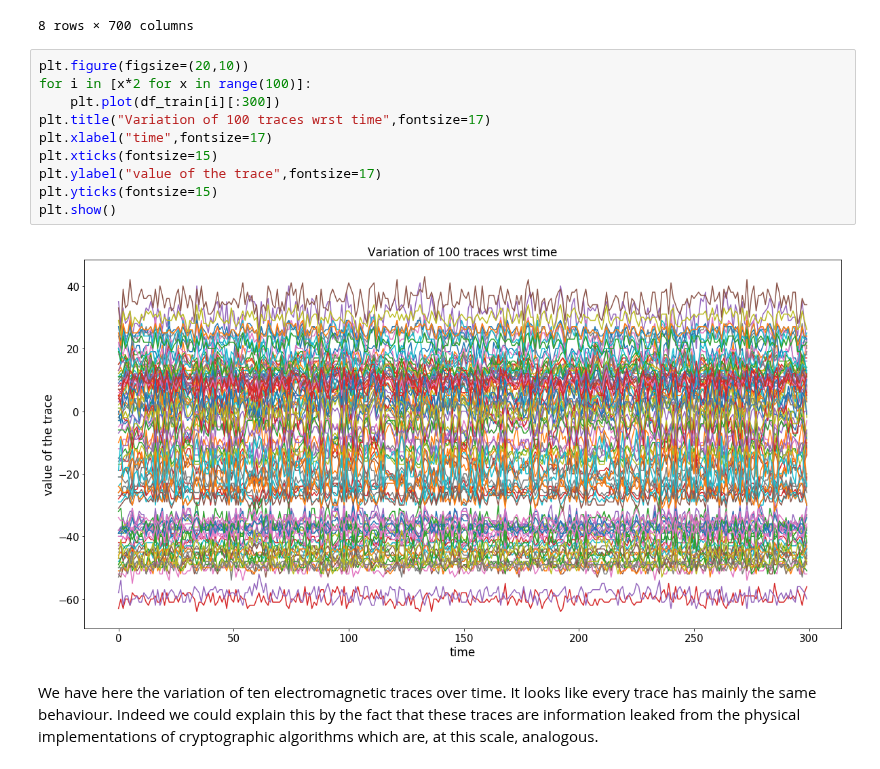
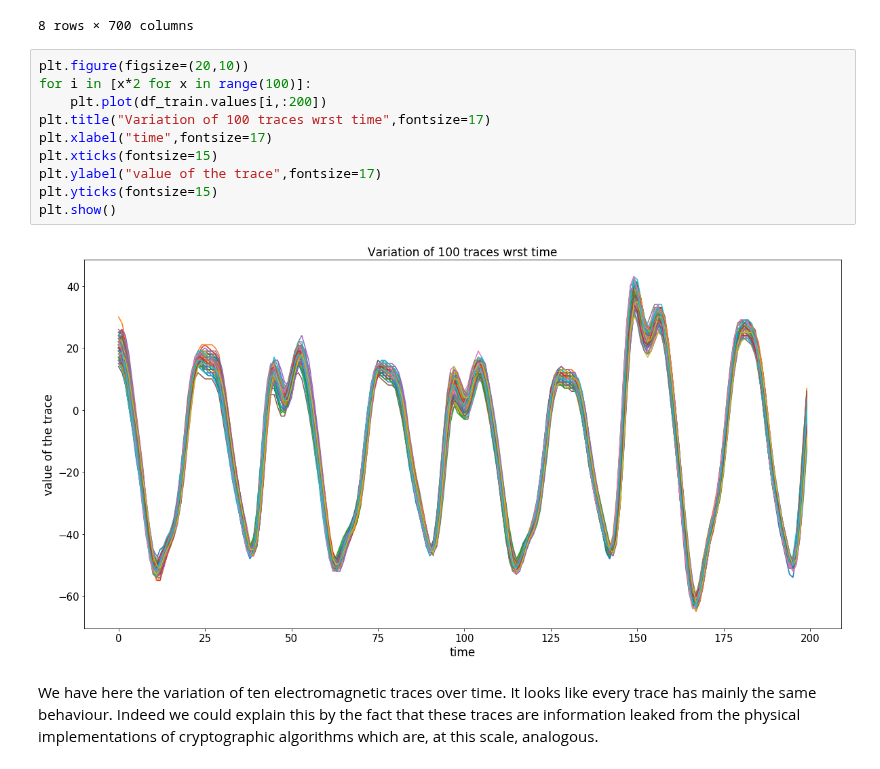
Before and after one commit to luvf/Side_channel_challenge, a Jupyter notebook: sca_starting_kit.ipynb, the cells around one changed output. Saved outputs shown, nothing was run; the diff lists cells and outputs as text.

Commit message:
Maj notebook, 1st graph fixed

```diff
--- a/sca_starting_kit.ipynb
+++ b/sca_starting_kit.ipynb
@@ -106,15 +106,15 @@ df_train.describe()
 # %%
 plt.figure(figsize=(20,10))
 for i in [x*2 for x in range(100)]:
-    plt.plot(df_train[i][:300])
+    plt.plot(df_train.values[i,:200])
 plt.title("Variation of 100 traces wrst time",fontsize=17)
 plt.xlabel("time",fontsize=17)
 plt.xticks(fontsize=15)
 plt.ylabel("value of the trace",fontsize=17)
 plt.yticks(fontsize=15)
 plt.show()
 # %% [output]
-[figure, old version]
+[figure, new version]
 # %% [markdown]
 We have here the variation of ten electromagnetic traces over time. It looks like every trace has mainly the same behaviour. Indeed we could explain this by the fact that these traces are information leaked from the physical implementations of cryptographic algorithms which are, at this scale, analogous.
 # %% [markdown]
```
